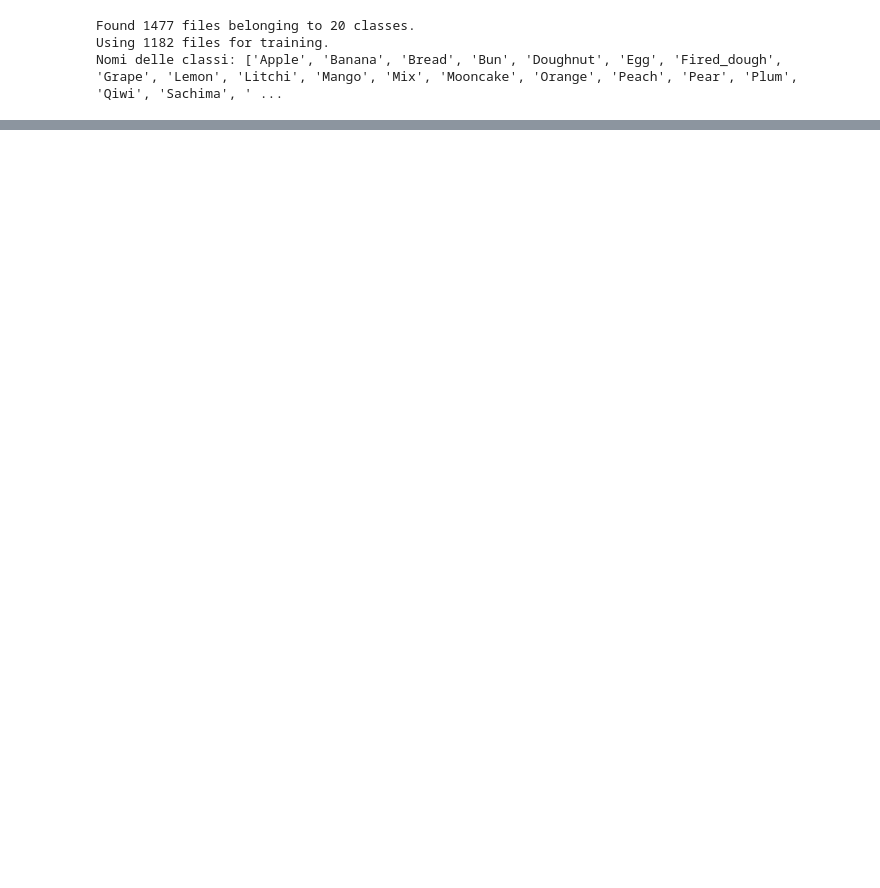
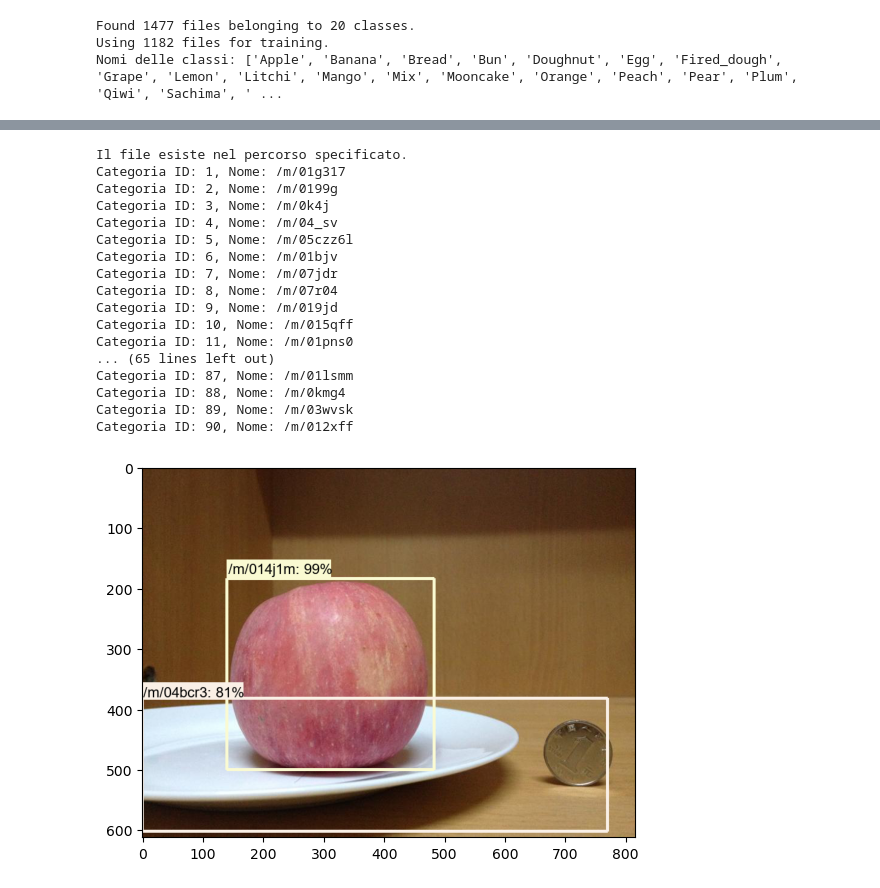
Before and after one commit to graziaperna/CV-project, a Jupyter notebook: src/CVfood.ipynb, the cells around one changed output, grey strips where cells are left out. Saved outputs shown, nothing was run; the diff lists cells and outputs as text; code cells hidden in the pictures; blank space fills up the shorter version.

Commit message:
Continuata implementazione usando label_map

```diff
--- a/src/CVfood.ipynb
+++ b/src/CVfood.ipynb
@@ -239,18 +182,59 @@ def show_inference(model, image_path, category_index):
 # %%
+#QUESTO
+from matplotlib import pyplot as plt
+import os
+import tensorflow as tf
+from object_detection.utils import label_map_util
+
 # Set the paths
 model_name = 'faster_rcnn_resnet101_v1_640x640_coco17_tpu-8'
-image_path = '..\Dataset\JPEGImages\Apple\S_Apple\apple002S(5).JPG'
+image_path = '..\Dataset\JPEGImages\Apple\S_Apple\\apple002S(5).JPG'
 
 # Load the model
 model = load_model(model_name)
 
 # Load the label map
-#label_map_path = os.path.join('models/research/object_detection/data', 'mscoco_label_map.pbtxt')
-#category_index = label_map_util.create_category_index_from_labelmap(label_map_path, use_display_name=True)
+label_map_path = '..\\tf_models\\research\\object_detection\\data\\mscoco_label_map.pbtxt'
+category_index = None
+
+if os.path.isfile(label_map_path):
+    print("Il file esiste nel percorso specificato.")
+
+    with open(label_map_path, 'r') as f:
+        label_map = f.read()
+
+    # Prosegui con la creazione di category_index solo se esiste label_map
+    category_index = read_label_map(label_map_path)
+
+    for category_id, category_info in category_index.items():
+        print(f"Categoria ID: {category_id}, Nome: {category_info['name']}")
+else:
+    print("Il file NON esiste nel percorso specificato.")
 
 # Run inference and display the results
-#image_np = show_inference(model, image_path, category_index)
-# Display the image with the detected objects
-#plt.imshow(image_np)
-#plt.show()
+image_np = show_inference(model, image_path, category_index)
+#Display the image with the detected objects
+#serve per far funzionare il plt
+%matplotlib inline
+plt.imshow(image_np)
+plt.show()
+# %% [output]
+Il file esiste nel percorso specificato.
+Categoria ID: 1, Nome: /m/01g317
+Categoria ID: 2, Nome: /m/0199g
+Categoria ID: 3, Nome: /m/0k4j
+Categoria ID: 4, Nome: /m/04_sv
+Categoria ID: 5, Nome: /m/05czz6l
+Categoria ID: 6, Nome: /m/01bjv
+Categoria ID: 7, Nome: /m/07jdr
+Categoria ID: 8, Nome: /m/07r04
+Categoria ID: 9, Nome: /m/019jd
+Categoria ID: 10, Nome: /m/015qff
+Categoria ID: 11, Nome: /m/01pns0
+... (65 lines left out)
+Categoria ID: 87, Nome: /m/01lsmm
+Categoria ID: 88, Nome: /m/0kmg4
+Categoria ID: 89, Nome: /m/03wvsk
+Categoria ID: 90, Nome: /m/012xff
+[figure, added]
 # %%
```
Also changed, not shown: parts of 6 cells of this notebook, 1 other file.
